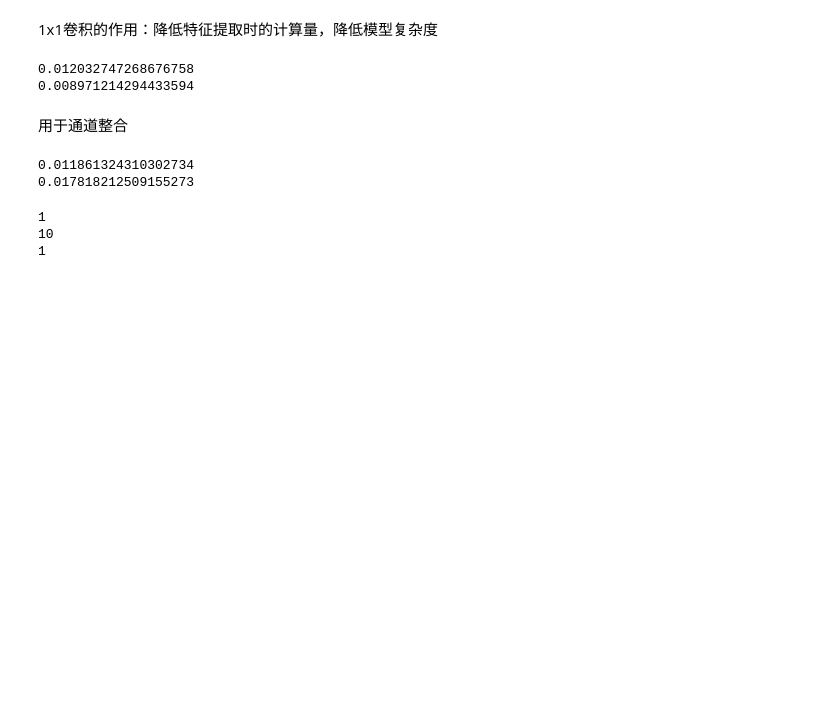
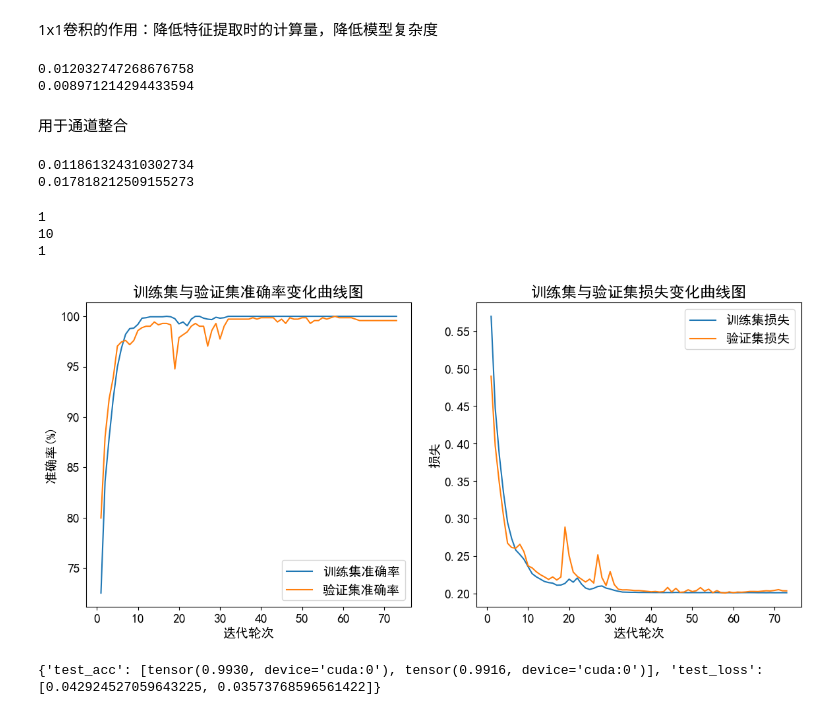
Before and after one commit to Xiang-M-J/SER_depression, a Jupyter notebook: test.ipynb, the cells around one changed output. Drawn from its saved outputs; the diff is of its cells as text; code cells hidden in the pictures; blank space fills up the shorter version.

```diff
--- a/test.ipynb
+++ b/test.ipynb
@@ -300,3 +300,15 @@ print(a1.x)
 1
 10
 1
+# %%
+from utils import plot_2
+plot_2(path="stores/results/data/MTCN_AT_DIFF_MODMA_order3_drop1_epoch100_l2re2_lr0004_pretrainFalse_train_metric.npy",name="MTCN_acc_and_loss", result_path="stores/results/")
+# %% [output]
+[figure, added]
+# %%
+import numpy as np
+# data = np.load("stores/results/data/MultiTIM_finetune_AT_DIFF_MODMA_order3_drop1_mfcc_epoch100_l2re2_lr0004_pretrainTrue_clusterFalse_test_metric.npy", allow_pickle=True).item()
+data = np.load("stores/results/data/new/test_1.npy", allow_pickle=True).item()
+print(data)
+# %% [output]
+{'test_acc': [tensor(0.9930, device='cuda:0'), tensor(0.9916, device='cuda:0')], 'test_loss': [0.042924527059643225, 0.03573768596561422]}
```
Also changed, not shown: parts of 3 cells of this notebook, 9 other files.
